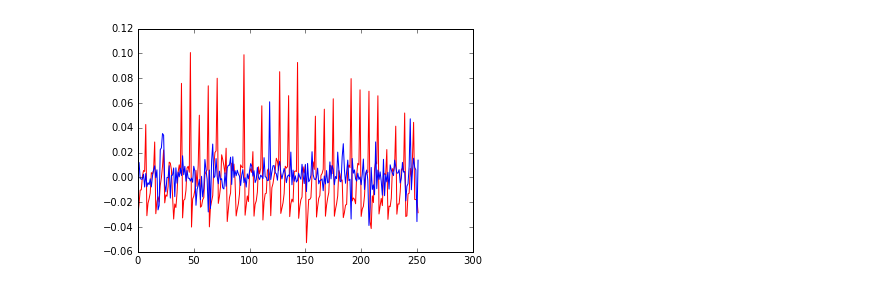
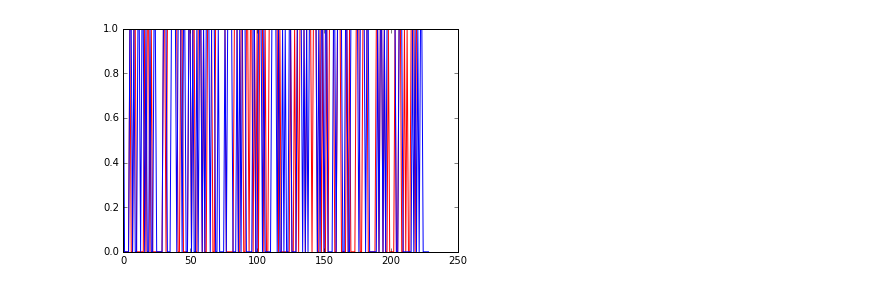
Before and after one commit to kUNQIjIANG/Six, a Jupyter notebook: DeepLearning/stock_RNN.ipynb, the cells around one changed output. Saved outputs shown, nothing was run; the diff lists cells and outputs as text; code cells hidden in the pictures.

```diff
--- a/DeepLearning/stock_RNN.ipynb
+++ b/DeepLearning/stock_RNN.ipynb
@@ -3,4 +3,4 @@
 # To be continue
 import pandas as pd
 import numpy as np
-book = pd.read_csv("/Users/kunqi/Downloads/individual_stocks_5yr/AAPL_data.csv")
+#book = pd.read_csv("individual_stocks_5yr/AAL_data.csv")
@@ -20,18 +98 @@ eta = 0.01 # learning rate
 n_classes = 1 # output size
-# %%
-batch_size = 5
-index = 0
-price_graphs = []
-while index+batch_size < 1257:
-    price_graphs.append((np.array(book[index:index + batch_size]), close_price[index+batch_size]))
-    index += 1
-
-train_set = price_graphs[:1000]
-test_set = price_graphs[1000:]
-test_batch_x = []
-test_batch_y = []
-for x,y in test_set:
-    test_batch_x.append(x)
-    test_batch_y.append(y)
-test_batch_x = np.array(test_batch_x).reshape((len(test_set), time_steps, input_size))
-test_batch_y = np.array(test_batch_y).reshape(len(test_set),1)
@@ -62,43 +109,70 @@ def next_batch(ite, batch_size, data_set):
 import tensorflow as tf
 from tensorflow.contrib import rnn
 import matplotlib.pyplot as plt
+import random
+
+embed_size = 100
+stock_embeddings = tf.Variable(tf.random_uniform([len(good), embed_size], -1.0, 1.0))
+stock_embedded = tf.nn.embedding_lookup(stock_embeddings, stock_id)
 
 output_weights = tf.Variable(tf.random_normal([hidden_units, n_classes]))
 output_bias = tf.Variable(tf.random_normal([n_classes]))
 
 x = tf.placeholder("float", [None, time_steps, input_size])
-y = tf.placeholder("float", [None,n_classes])
+y = tf.placeholder("float", [None, n_classes])
 
 input_t = tf.unstack(x, time_steps, 1)
-lstm_layer = rnn.BasicLSTMCell(hidden_units, forget_bias = 1, activation=tf.nn.relu)
+lstm_layer = rnn.BasicLSTMCell(hidden_units, forget_bias = 1, activation = tf.nn.relu)
 outputs, final_state = rnn.static_rnn(lstm_layer, input_t, dtype = "float32")
 prediction = tf.matmul(outputs[-1], output_weights) + output_bias
+#prediction = tf.tanh(prediction)
+#loss = tf.reduce_sum(tf.square(y-prediction)) / batch_size
+loss = tf.nn.sigmoid_cross_entropy_with_logits(labels = y, logits = prediction)
+sum_loss = tf.reduce_sum(loss)
+#opt = tf.train.AdamOptimizer(learning_rate = eta).minimize(loss)
+optimizer = tf.train.AdamOptimizer(learning_rate=1e-4)
+gvs = optimizer.compute_gradients(loss)
+clipped_gvs = [(tf.clip_by_value(grad, -1., 1.), var) for grad, var in gvs]
+opt = optimizer.apply_gradients(clipped_gvs)
 
-loss = tf.reduce_sum(tf.square(y-prediction)) / 250
-opt = tf.train.AdamOptimizer(learning_rate = eta).minimize(loss)
-
-
+dict_accu = {}
 init = tf.global_variables_initializer()
+batch_size = 5
 with tf.Session() as sess:
     sess.run(init)
-    iter = 0
-    while iter < 200:
-        batch_x, batch_y = next_batch(iter,batch_size,price_graphs)
-        batch_x = batch_x.reshape((batch_size, time_steps, input_size))
-        sess.run(opt, feed_dict = {x: batch_x, y: batch_y})
+    for stock in good[:5]:
+        train_set, test_batch_x, test_batch_y = process_data(stock)
+        steps = int(len(train_set) / batch_size)
+        for i in range(5):
+            iter = 0
+            random.shuffle(train_set)
+            while iter < steps:
+                batch_x, batch_y = next_batch(iter,batch_size,train_set)
+                batch_x = batch_x.reshape((batch_size, time_steps, input_size))
+                sess.run(opt, feed_dict = {x: batch_x, y: batch_y})
 
-        if iter % 10 == 0:
-            #acc = sess.run(accuracy, feed_dict = {x: batch_x, y: batch_y})
-            los = sess.run(loss, feed_dict = {x:test_batch_x, y:test_batch_y})
+                if iter % 10 == 0:
+                    #acc = sess.run(accuracy, feed_dict = {x: batch_x, y: batch_y})
+                    los,pred = sess.run([sum_loss,prediction], feed_dict = {x:test_batch_x, y:test_batch_y})
+                    move = [1 if x > 0 else 0 for x in pred]
+                    accu = sum(int(x==y) for x,y in zip(move,test_batch_y)) / len(pred)
+                    #confusion_matrix = tf.confusion_matrix()
+                    #print("prediction", pred)
+                    print("epoch %d iter % d, loss: %.2f, accu: %.2f" % (i,iter,los,accu))
+                iter += 1
 
-            print("iter:", iter)
-            #print("accuracy:", acc)
-            print("LossL", los)
-        iter += 1
+        test_result = sess.run(prediction, feed_dict = {x: test_batch_x})
+        #print("test_prediction", test_result)
+        move = [1 if x > 0 else 0 for x in test_result]
+        confusion_matrix = sess.run(tf.confusion_matrix(test_batch_y,move,num_classes = 2))
+        print(confusion_matrix)
+        accu = sum(int(x==y) for x,y in zip(move,test_batch_y)) / len(test_result)
+        dict_accu[stock] = accu
+        print("epoch % d final accuracy %.2f" % (i,accu))
+        axis = np.arange(0,len(test_result),1)
+        plt.plot(axis, move,'r', label = "pred")
+        plt.plot(axis, test_batch_y, 'b', label = "truth")
 
-    prediction = sess.run(prediction, feed_dict = {x: test_batch_x})
-    axis = np.arange(0,len(prediction),1)
-    plt.plot(axis, prediction,'r')
-    plt.plot(axis, test_batch_y, 'b')
-    plt.show()
+        #plt.legend()
+        plt.show()
 # %% [output]
@@ -122 +196 @@ LossL 0.00120589
-[figure, old version]
+[figure, new version]
```
Also changed, not shown: parts of 19 cells of this notebook.
